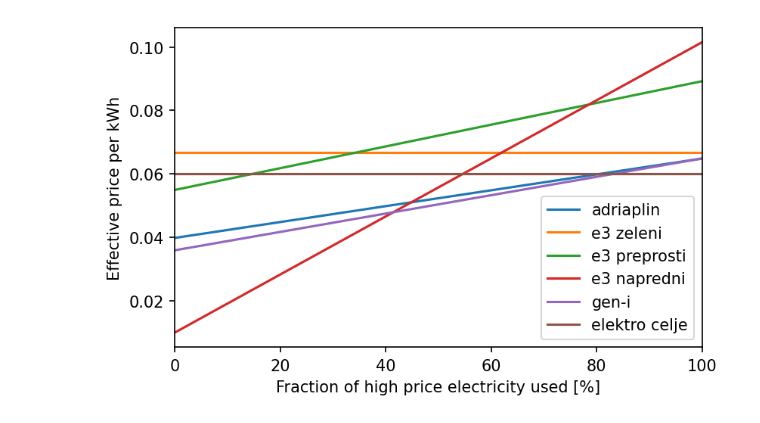
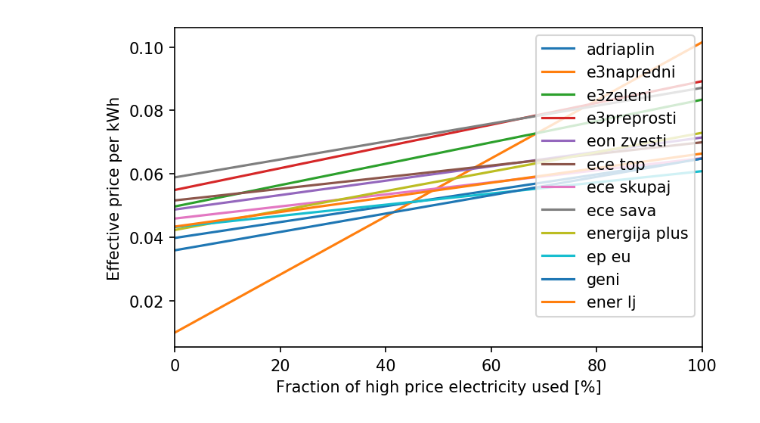
Before and after one commit to Migelo/electricity_prices, a Jupyter notebook: electricity.ipynb, the cells around one changed output. Cells and saved outputs as stored; diff of their text form; code cells hidden in the pictures.

```diff
--- a/electricity.ipynb
+++ b/electricity.ipynb
@@ -12,13 +4,27 @@ prices = [[.06488, .03988, 'adriaplin'],
+# %%
+ratio = np.linspace(0, 1, 10)
+prices = [('adriaplin', .06488, .03988),
+          ('e3napredni', .10151, .01009),
+          ('e3zeleni', .08341, .04978),
+          ('e3preprosti', .08923, .05499),
+          ('eon zvesti', .07152, .04883),
+          ('ece top', .06999, .05169),
+          ('ece skupaj', .06499, .04599),
+          ('ece sava', .08715, .05895),
+          ('energija plus', .07299, .04239),
+          ('ep eu', .06090, .04330),
+          ('geni', .06490, .03599),
+          ('ener lj', .06645, .04345)]
 # %%
 def calc(ratio, price_low, price_high):
     return ratio * price_low + (1 - ratio) * price_high
 # %%
 f, ax = plt.subplots(figsize=(6, 6/1.61), dpi=150)
 for item in prices:
-    plt.plot(ratio*100, calc(ratio, item[0], item[1]), label=item[2])
+    plt.plot(ratio*100, calc(ratio, item[1], item[2]), label=item[0])
 ax.legend(loc='best')
 ax.set_ylabel('Effective price per kWh')
 ax.set_xlabel('Fraction of high price electricity used [%]')
 ax.set_xlim(0, 100);
 # %% [output]
-[figure, old version]
+[figure, new version]
```
Also changed, not shown: parts of 5 cells of this notebook.
